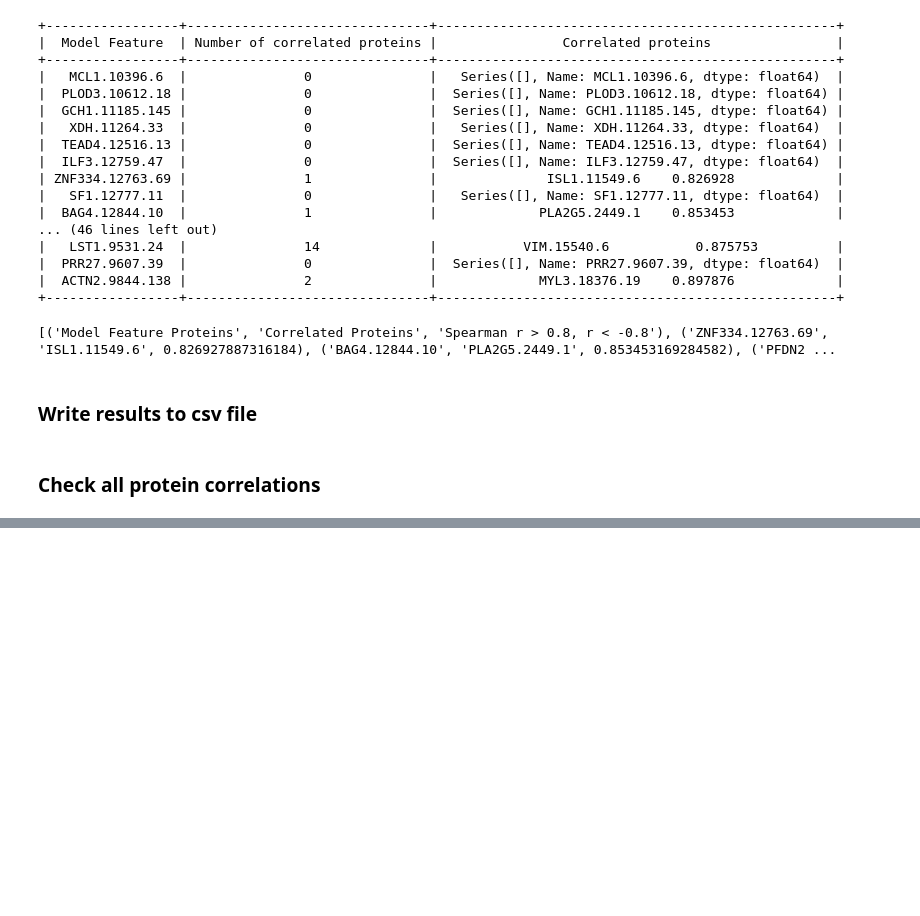
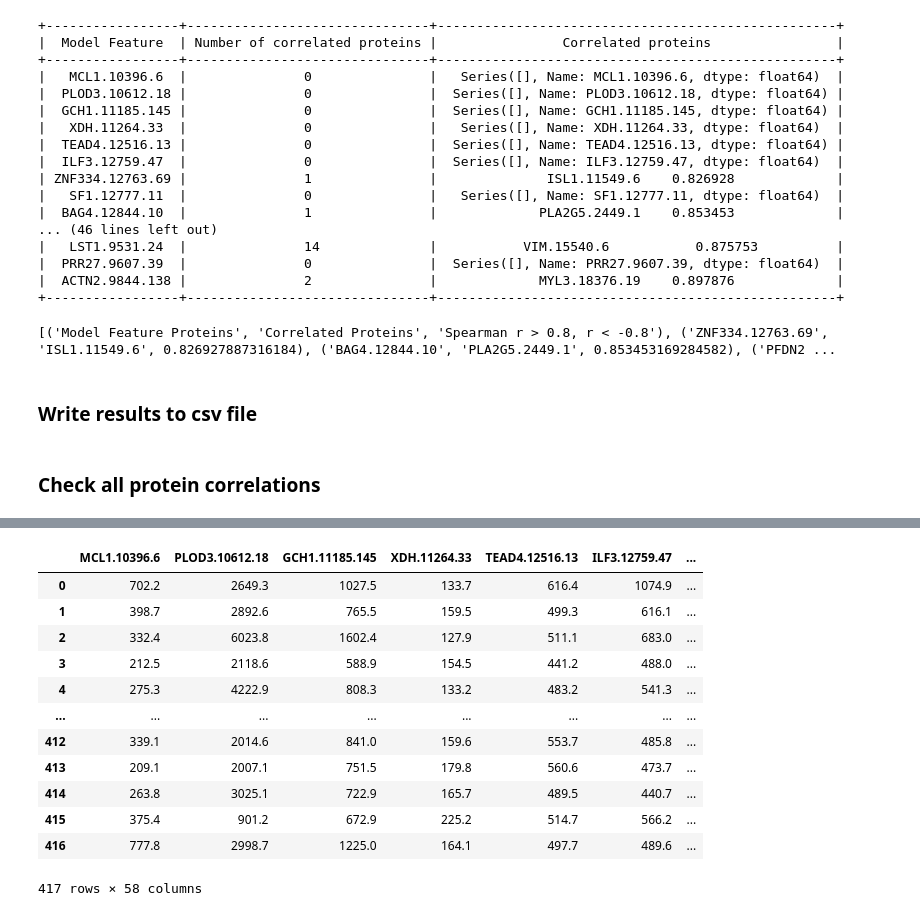
Before and after one commit to chenyangsu/somalogic, a Jupyter notebook: protein_correlations.ipynb, the cells around one changed output, grey strips where cells are left out. Cells and saved outputs as stored; diff of their text form; code cells hidden in the pictures; blank space fills up the shorter version.

```diff
--- a/protein_correlations.ipynb
+++ b/protein_correlations.ipynb
@@ -329,0 +372,20 @@ print("--- %s seconds ---" % (time.time() - start_time))
+# %%
+# A3
+a3_prot_df = df[a3_features]
+file = os.path.join(ROOT_DIR, 'results', 'datasets', 'infe_A3_lasso_proteins_raw.csv')
+a3_prot_df.to_csv(file)
+a3_prot_df
+# %% [output]
+|  | MCL1.10396.6 | PLOD3.10612.18 | GCH1.11185.145 | XDH.11264.33 | TEAD4.12516.13 | ILF3.12759.47 | ... |
+| 0 | 702.2 | 2649.3 | 1027.5 | 133.7 | 616.4 | 1074.9 | ... |
+| 1 | 398.7 | 2892.6 | 765.5 | 159.5 | 499.3 | 616.1 | ... |
+| 2 | 332.4 | 6023.8 | 1602.4 | 127.9 | 511.1 | 683.0 | ... |
+| 3 | 212.5 | 2118.6 | 588.9 | 154.5 | 441.2 | 488.0 | ... |
+| 4 | 275.3 | 4222.9 | 808.3 | 133.2 | 483.2 | 541.3 | ... |
+| ... | ... | ... | ... | ... | ... | ... | ... |
+| 412 | 339.1 | 2014.6 | 841.0 | 159.6 | 553.7 | 485.8 | ... |
+| 413 | 209.1 | 2007.1 | 751.5 | 179.8 | 560.6 | 473.7 | ... |
+| 414 | 263.8 | 3025.1 | 722.9 | 165.7 | 489.5 | 440.7 | ... |
+| 415 | 375.4 | 901.2 | 672.9 | 225.2 | 514.7 | 566.2 | ... |
+| 416 | 777.8 | 2998.7 | 1225.0 | 164.1 | 497.7 | 489.6 | ... |
+417 rows × 58 columns
```
Also changed, not shown: parts of 7 cells of this notebook.
